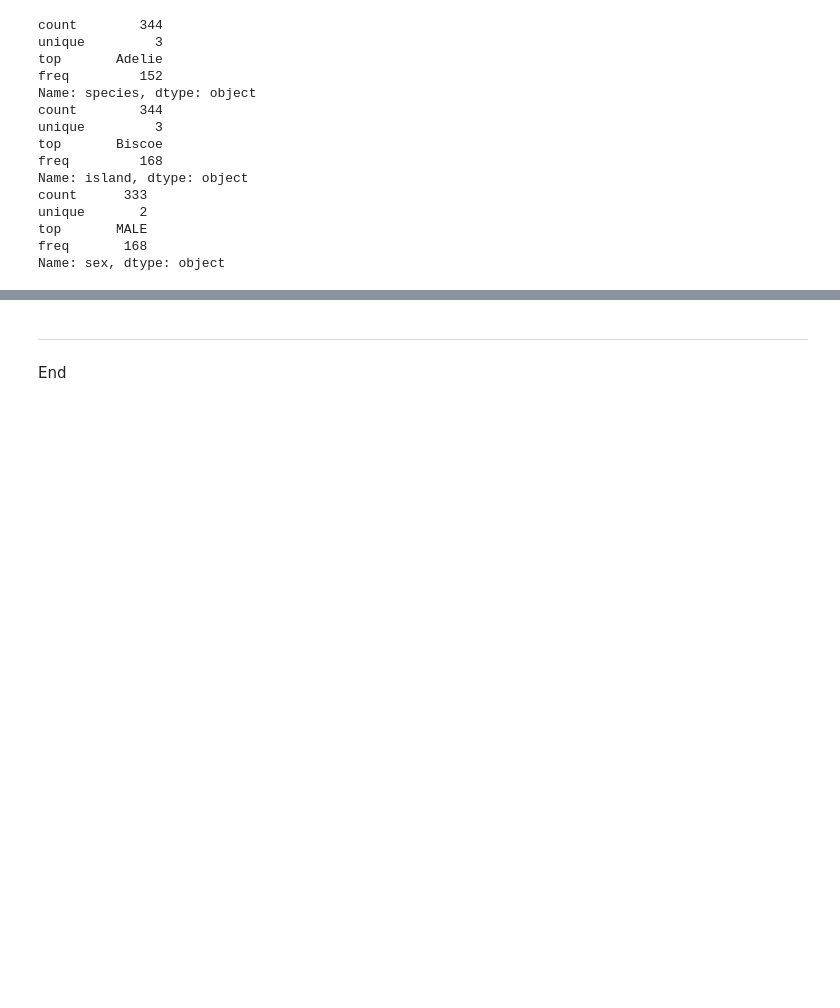
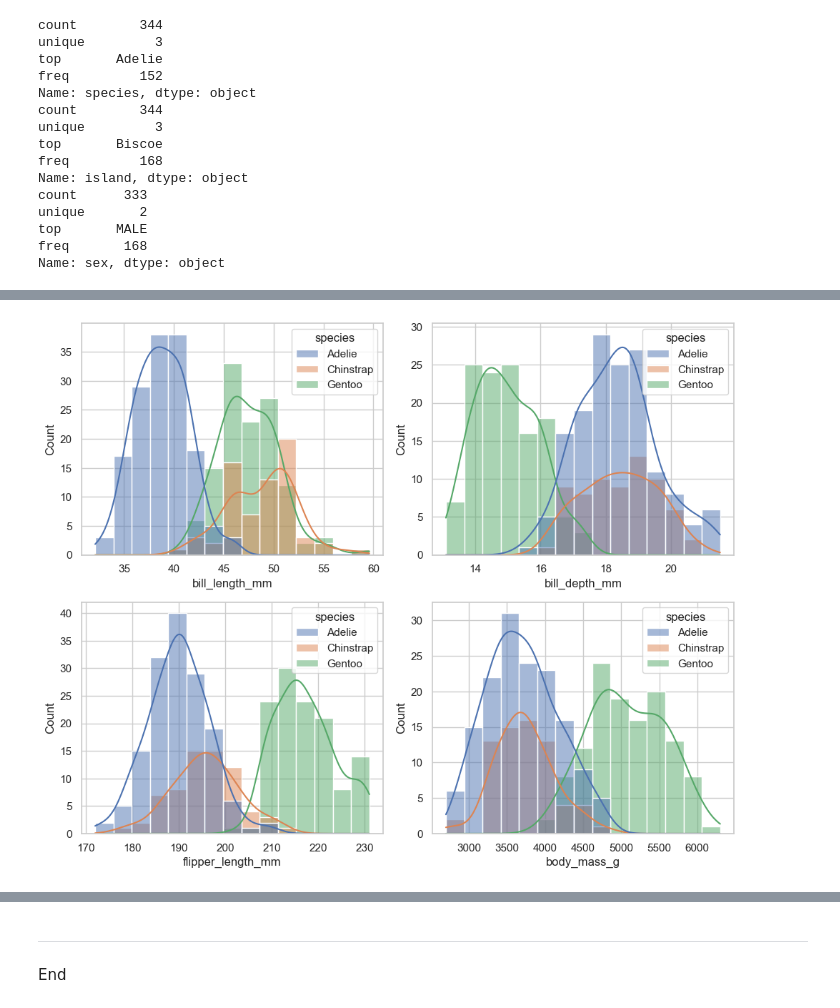
Before and after one commit to Eilis9/Fund_DA, a Jupyter notebook: tasks.ipynb, the cells around one changed output, grey strips where cells are left out. Drawn from its saved outputs; the diff is of its cells as text; code cells hidden in the pictures; blank space fills up the shorter version.

```diff
--- a/tasks.ipynb
+++ b/tasks.ipynb
@@ -255,0 +253,14 @@ plt.show()
+# %%
+# Plotting histograms of the 4 measured variables based on species
+# Using some trial and error to pick the number of bins
+no_bins = 15
+sns.set_theme(style='whitegrid')
+fig, ax = plt.subplots(nrows = 2, ncols =2, figsize=(10,8))
+sns.histplot(penguins_df, x="bill_length_mm", hue="species", ax=ax[0,0], bins=no_bins, kde=True)
+sns.histplot(penguins_df, x="bill_depth_mm", hue="species", ax=ax[0,1], bins=no_bins, kde=True)
+sns.histplot(penguins_df, x="flipper_length_mm", hue="species", ax=ax[1,0], bins=no_bins, kde=True)
+sns.histplot(penguins_df, x="body_mass_g", hue="species", ax=ax[1,1], bins=no_bins, kde=True)
+fig.tight_layout()
+plt.show()
+# %% [output]
+[figure, added]
```
Also changed, not shown: parts of 16 cells of this notebook.
